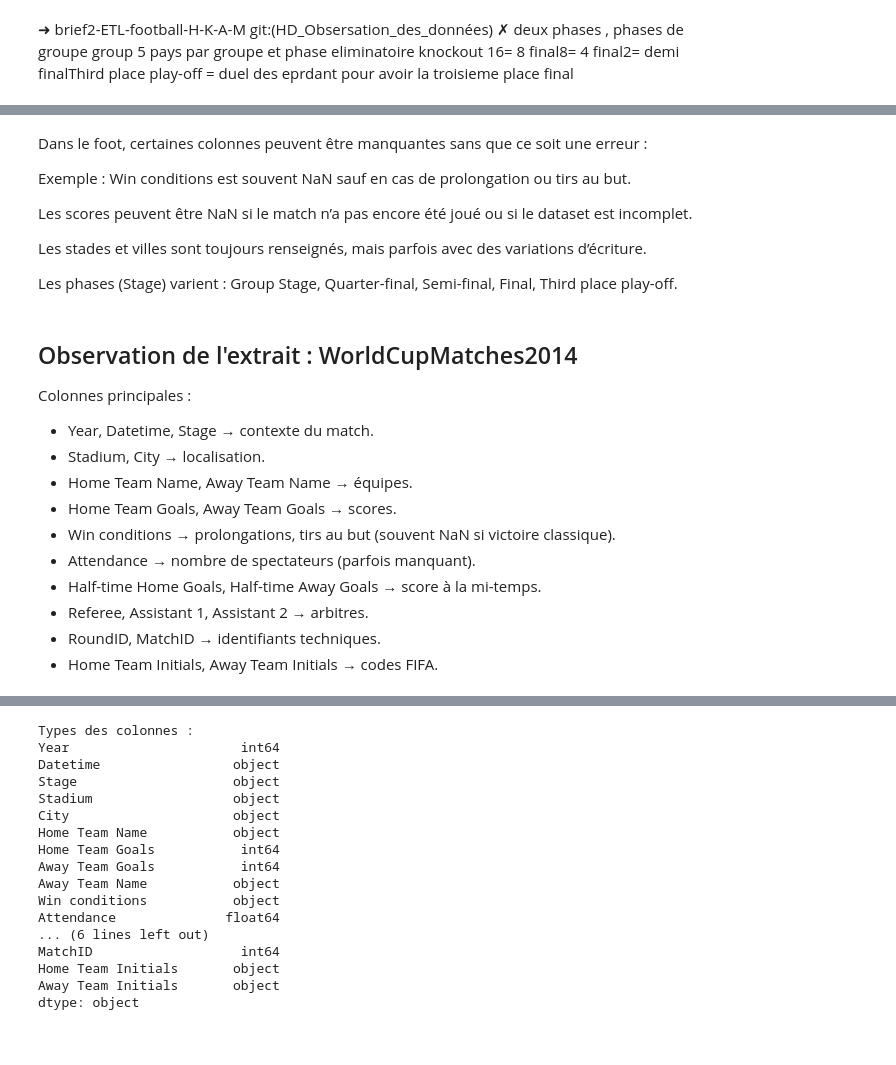
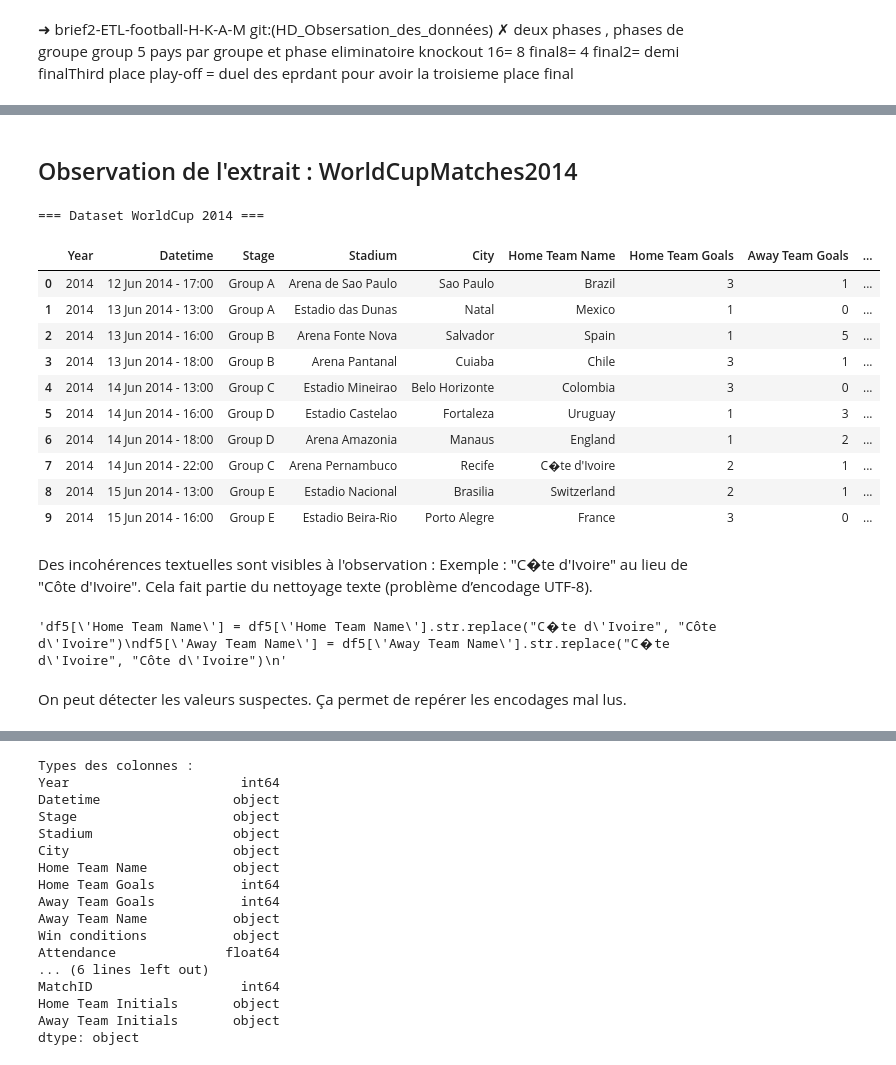
Before and after one commit to Simplon-DE-P1-2025/brief2-ETL-football-H-K-A-M, a Jupyter notebook: Notebook/Observation_des_données.ipynb, the cells around one changed output, grey strips where cells are left out. Cells and saved outputs as stored; diff of their text form; code cells hidden in the pictures.

```diff
--- a/Notebook/Observation_des_données.ipynb
+++ b/Notebook/Observation_des_données.ipynb
@@ -122,4 +42,0 @@ print(df5.head(10))
-# %%
-pd.set_option("display.max_columns", None)
-pd.set_option("display.width", None)
-pd.set_option("display.max_colwidth", None)
@@ -159,25 +43,32 @@ print(df5.tail(3))
-# %% [markdown]
-Dans le foot, certaines colonnes peuvent être manquantes sans que ce soit une erreur :
-
-  Exemple : Win conditions est souvent NaN sauf en cas de prolongation ou tirs au but.
-
-  Les scores peuvent être NaN si le match n’a pas encore été joué ou si le dataset est incomplet.
-
- Les stades et villes sont toujours renseignés, mais parfois avec des variations d’écriture.
-
-  Les phases (Stage) varient : Group Stage, Quarter-final, Semi-final, Final, Third place play-off.
-# %% [markdown]
-## Observation de l'extrait : WorldCupMatches2014
-
-Colonnes principales :
-
-  - Year, Datetime, Stage → contexte du match.
-  - Stadium, City → localisation.
-  - Home Team Name, Away Team Name → équipes.
-  - Home Team Goals, Away Team Goals → scores.
-  - Win conditions → prolongations, tirs au but (souvent NaN si victoire classique).
-  - Attendance → nombre de spectateurs (parfois manquant).
-  - Half-time Home Goals, Half-time Away Goals → score à la mi-temps.
-  - Referee, Assistant 1, Assistant 2 → arbitres.
-  - RoundID, MatchID → identifiants techniques.
-  - Home Team Initials, Away Team Initials → codes FIFA.
+# %% [markdown]
+## Observation de l'extrait : WorldCupMatches2014
+# %%
+# Charger les différents dataset
+df5 = pd.read_csv("../data/raw/WorldCupMatches2014-WorldCupMatches2014.csv")
+print("=== Dataset WorldCup 2014 ===")
+df5.head(10)
+# %% [output]
+=== Dataset WorldCup 2014 ===
+|  | Year | Datetime | Stage | Stadium | City | Home Team Name | Home Team Goals | Away Team Goals | ... |
+| 0 | 2014 | 12 Jun 2014 - 17:00 | Group A | Arena de Sao Paulo | Sao Paulo | Brazil | 3 | 1 | ... |
+| 1 | 2014 | 13 Jun 2014 - 13:00 | Group A | Estadio das Dunas | Natal | Mexico | 1 | 0 | ... |
+| 2 | 2014 | 13 Jun 2014 - 16:00 | Group B | Arena Fonte Nova | Salvador | Spain | 1 | 5 | ... |
+| 3 | 2014 | 13 Jun 2014 - 18:00 | Group B | Arena Pantanal | Cuiaba | Chile | 3 | 1 | ... |
+| 4 | 2014 | 14 Jun 2014 - 13:00 | Group C | Estadio Mineirao | Belo Horizonte | Colombia | 3 | 0 | ... |
+| 5 | 2014 | 14 Jun 2014 - 16:00 | Group D | Estadio Castelao | Fortaleza | Uruguay | 1 | 3 | ... |
+| 6 | 2014 | 14 Jun 2014 - 18:00 | Group D | Arena Amazonia | Manaus | England | 1 | 2 | ... |
+| 7 | 2014 | 14 Jun 2014 - 22:00 | Group C | Arena Pernambuco | Recife | C�te d'Ivoire | 2 | 1 | ... |
+| 8 | 2014 | 15 Jun 2014 - 13:00 | Group E | Estadio Nacional | Brasilia | Switzerland | 2 | 1 | ... |
+| 9 | 2014 | 15 Jun 2014 - 16:00 | Group E | Estadio Beira-Rio | Porto Alegre | France | 3 | 0 | ... |
+# %% [markdown]
+Des incohérences textuelles sont visibles à l'observation :
+Exemple : "C�te d'Ivoire" au lieu de "Côte d'Ivoire". Cela fait partie du nettoyage texte (problème d’encodage UTF-8).
+# %%
+'''df5['Home Team Name'] = df5['Home Team Name'].str.replace("C�te d'Ivoire", "Côte d'Ivoire")
+df5['Away Team Name'] = df5['Away Team Name'].str.replace("C�te d'Ivoire", "Côte d'Ivoire")
+'''
+# %% [output]
+'df5[\'Home Team Name\'] = df5[\'Home Team Name\'].str.replace("C�te d\'Ivoire", "Côte d\'Ivoire")\ndf5[\'Away Team Name\'] = df5[\'Away Team Name\'].str.replace("C�te d\'Ivoire", "Côte d\'Ivoire")\n'
+# %% [markdown]
+On peut détecter les valeurs suspectes.
+Ça permet de repérer les encodages mal lus.
```
Also changed, not shown: parts of 105 cells of this notebook, 4 other files.
